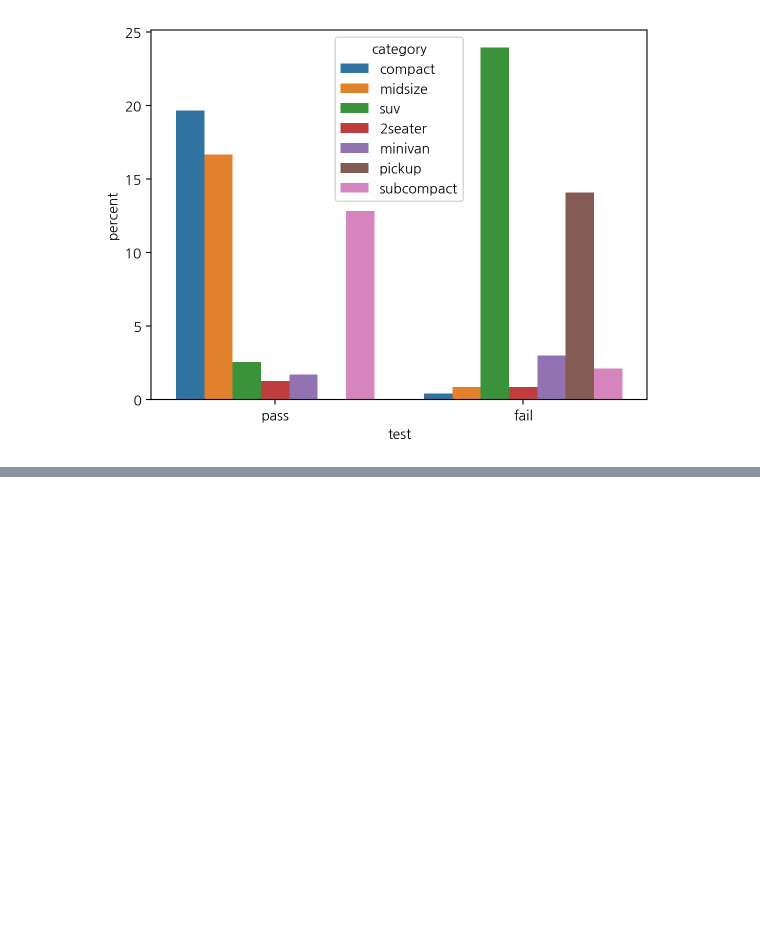
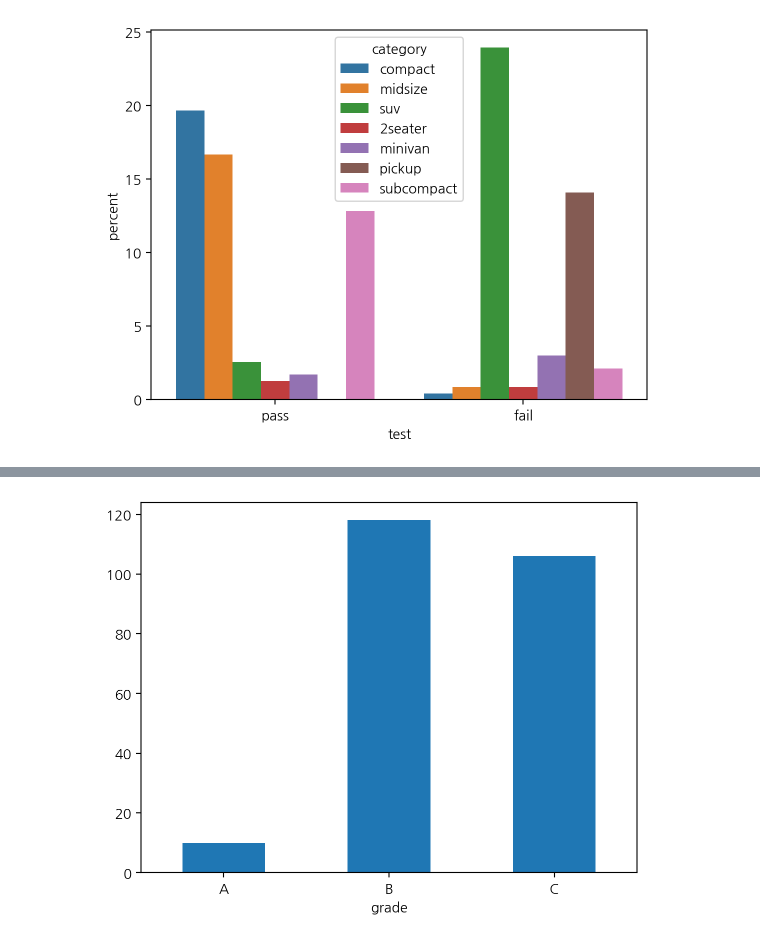
Before and after one commit to ashes331/2025-1-myclass-BDA, a Jupyter notebook: inclass/05w_A_mon_0407_easy_ch05_06.ipynb, the cells around one changed output, grey strips where cells are left out. Drawn from its saved outputs; the diff is of its cells as text; code cells hidden in the pictures; blank space fills up the shorter version.

```diff
--- a/inclass/05w_A_mon_0407_easy_ch05_06.ipynb
+++ b/inclass/05w_A_mon_0407_easy_ch05_06.ipynb
@@ -360,0 +385,3 @@ sns.countplot(mpg, x='test', hue='category', stat='percent');
+# %%
+count_grade = mpg['grade'].value_counts().sort_index()
+count_grade
@@ -360,0 +395,4 @@ sns.countplot(mpg, x='test', hue='category', stat='percent');
+# %%
+count_grade.plot.bar(rot = 0);
+# %% [output]
+[figure, added]
```
Also changed, not shown: parts of 20 cells of this notebook.
